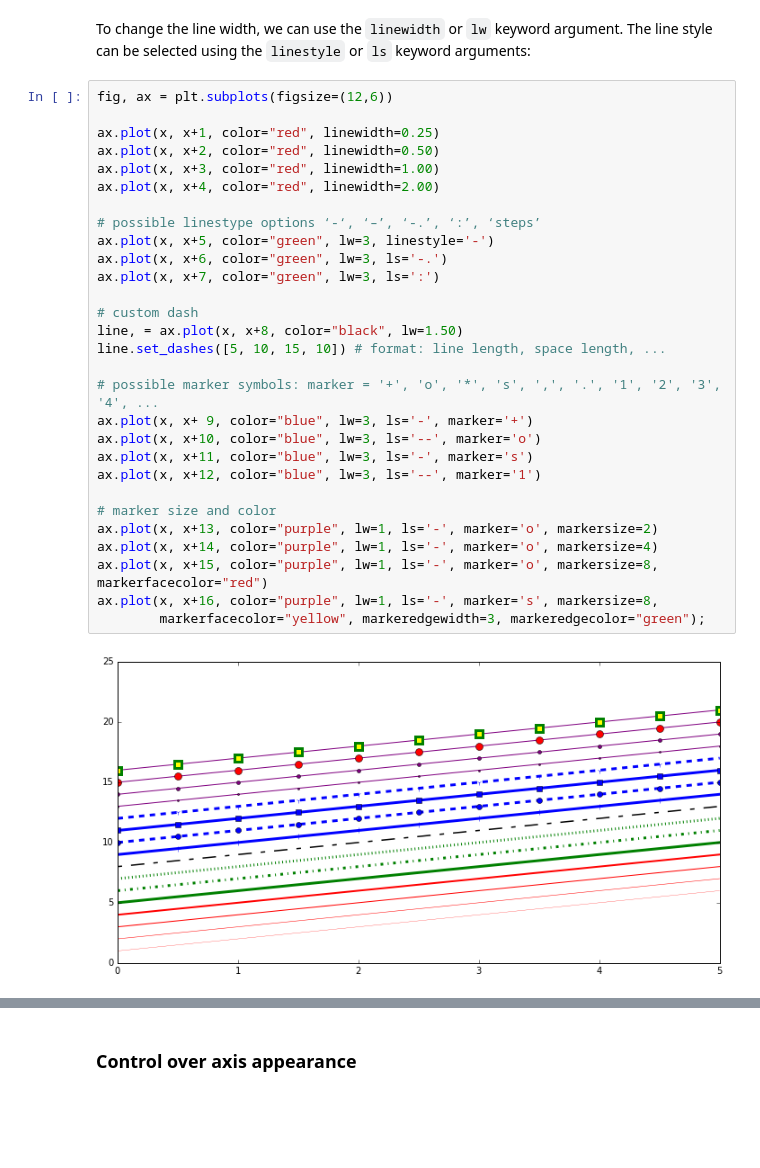
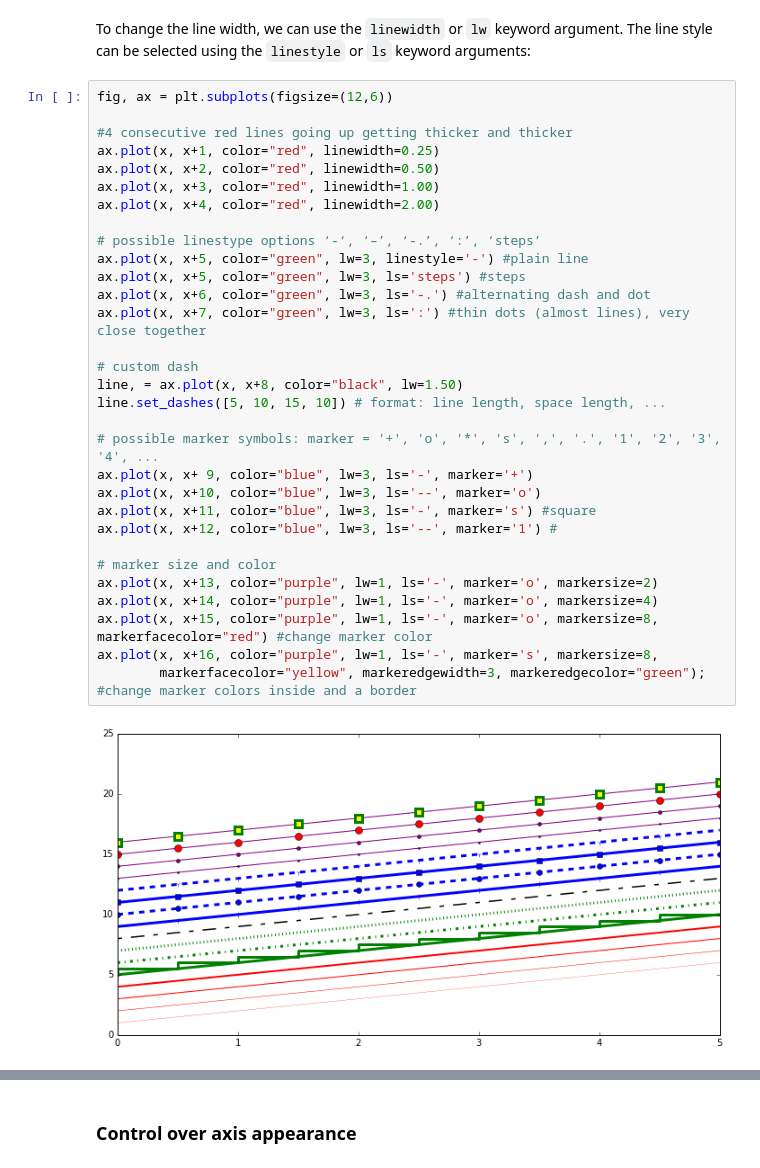
Before and after one commit to stephenlaw30/DataScienceMasters, a Jupyter notebook: Python/DataScience-MachineLearning_Bootcamp/03_Python-for-Data-Visualization/01_Matplotlib/Matplotlib Concepts Lecture.ipynb, the cells around one changed output, grey strips where cells are left out. Saved outputs shown, nothing was run; the diff lists cells and outputs as text; blank space fills up the shorter version.

Commit message:
Finish 1st MatPlotLib lecture in Udemy Python for DS and ML, start 2nd descriptive stats lecture for Udacity

```diff
--- a/Python/DataScience-MachineLearning_Bootcamp/03_Python-for-Data-Visualization/01_Matplotlib/Matplotlib Concepts Lecture.ipynb
+++ b/Python/DataScience-MachineLearning_Bootcamp/03_Python-for-Data-Visualization/01_Matplotlib/Matplotlib Concepts Lecture.ipynb
@@ -403,31 +411,33 @@ To change the line width, we can use the `linewidth` or `lw` keyword argument. T
 # %%
 fig, ax = plt.subplots(figsize=(12,6))
 
+#4 consecutive red lines going up getting thicker and thicker
 ax.plot(x, x+1, color="red", linewidth=0.25)
 ax.plot(x, x+2, color="red", linewidth=0.50)
 ax.plot(x, x+3, color="red", linewidth=1.00)
 ax.plot(x, x+4, color="red", linewidth=2.00)
 
 # possible linestype options ‘-‘, ‘–’, ‘-.’, ‘:’, ‘steps’
-ax.plot(x, x+5, color="green", lw=3, linestyle='-')
-ax.plot(x, x+6, color="green", lw=3, ls='-.')
-ax.plot(x, x+7, color="green", lw=3, ls=':')
+ax.plot(x, x+5, color="green", lw=3, linestyle='-') #plain line
+ax.plot(x, x+5, color="green", lw=3, ls='steps') #steps
+ax.plot(x, x+6, color="green", lw=3, ls='-.') #alternating dash and dot
+ax.plot(x, x+7, color="green", lw=3, ls=':') #thin dots (almost lines), very close together
 
 # custom dash
 line, = ax.plot(x, x+8, color="black", lw=1.50)
 line.set_dashes([5, 10, 15, 10]) # format: line length, space length, ...
 
 # possible marker symbols: marker = '+', 'o', '*', 's', ',', '.', '1', '2', '3', '4', ...
 ax.plot(x, x+ 9, color="blue", lw=3, ls='-', marker='+')
 ax.plot(x, x+10, color="blue", lw=3, ls='--', marker='o')
-ax.plot(x, x+11, color="blue", lw=3, ls='-', marker='s')
-ax.plot(x, x+12, color="blue", lw=3, ls='--', marker='1')
+ax.plot(x, x+11, color="blue", lw=3, ls='-', marker='s') #square
+ax.plot(x, x+12, color="blue", lw=3, ls='--', marker='1') #
 
 # marker size and color
 ax.plot(x, x+13, color="purple", lw=1, ls='-', marker='o', markersize=2)
 ax.plot(x, x+14, color="purple", lw=1, ls='-', marker='o', markersize=4)
-ax.plot(x, x+15, color="purple", lw=1, ls='-', marker='o', markersize=8, markerfacecolor="red")
+ax.plot(x, x+15, color="purple", lw=1, ls='-', marker='o', markersize=8, markerfacecolor="red") #change marker color
 ax.plot(x, x+16, color="purple", lw=1, ls='-', marker='s', markersize=8,
-        markerfacecolor="yellow", markeredgewidth=3, markeredgecolor="green");
+        markerfacecolor="yellow", markeredgewidth=3, markeredgecolor="green"); #change marker colors inside and a border
 # %% [output]
-[figure, old version]
+[figure, new version]
```
Also changed, not shown: parts of 9 cells of this notebook, 3 other files.
